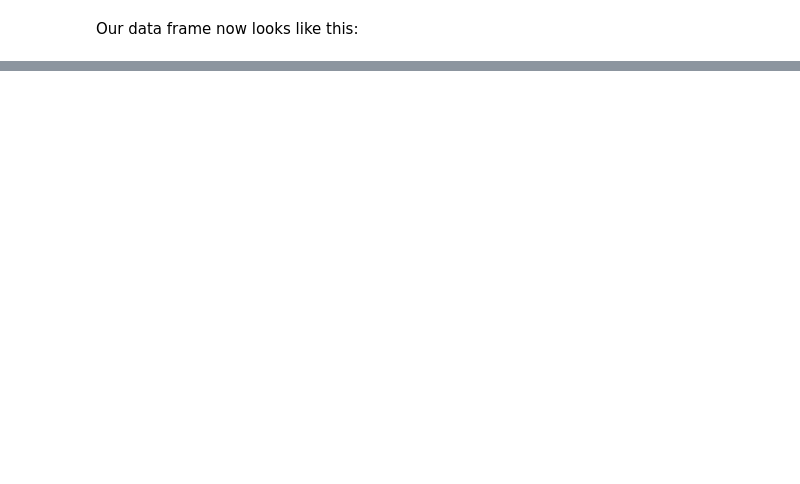
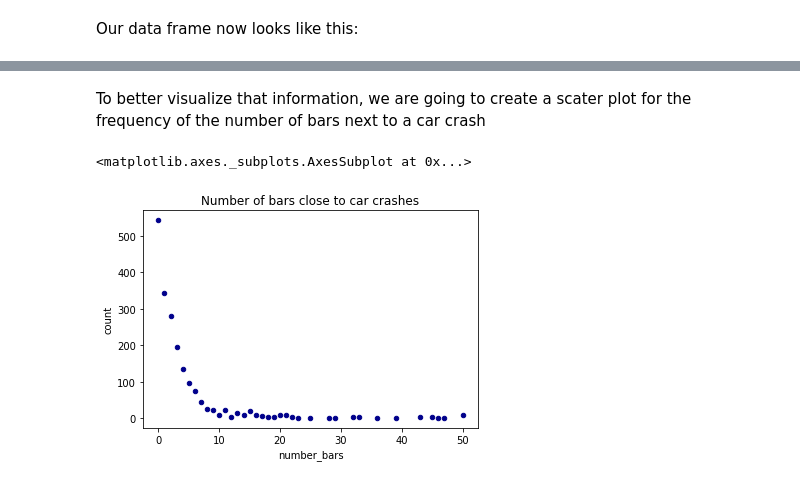
Before and after one commit to drummondpitt/cousera-capstone-project, a Jupyter notebook: Car crashes and Bars in Allegheny County-PA.ipynb, the cells around one changed output, grey strips where cells are left out. Cells and saved outputs as stored; diff of their text form; code cells hidden in the pictures; blank space fills up the shorter version.

```diff
--- a/Car crashes and Bars in Allegheny County-PA.ipynb
+++ b/Car crashes and Bars in Allegheny County-PA.ipynb
@@ -184,0 +209,11 @@ car_crashes_c[0:50]
+# %%
+map_accidents = folium.Map(location=[40.44206575,-79.9451083041771], zoom_start=12)
+
+for lat, lon in zip(car_crashes_sm['DEC_LAT'], car_crashes_sm['DEC_LONG']):
+    folium.Marker(
+        [lat, lon]
+    ).add_to(map_accidents)
+
+
+
+display(map_accidents)
@@ -184,0 +268,7 @@ car_crashes_c[0:50]
+# %%
+car_crashes_sm['count']=''
+car_crashes_sm['pubs']=''
+for index, row in car_crashes_sm.iterrows():
+    car_crashes_sm['pubs'][index]=getNearbyBars(row['DEC_LAT'],row['DEC_LONG'])
+    car_crashes_sm['count'][index]=len(car_crashes_sm['pubs'][index])
+car_crashes_sm.head()
@@ -184,0 +366,6 @@ car_crashes_c[0:50]
+# %%
+counts=pd.DataFrame(car_crashes_sm['count'].value_counts())
+counts.sort_index(inplace=True)
+counts.index.name = 'number_bars'
+counts.reset_index(inplace=True)
+counts[:10]
@@ -184,0 +384,7 @@ car_crashes_c[0:50]
+# %% [markdown]
+To better visualize that information, we are going to create a scater plot for the frequency of the number of bars next to a car crash
+# %%
+counts.plot.scatter(x='number_bars', y='count', c='DarkBlue', title='Number of bars close to car crashes')
+# %% [output]
+<matplotlib.axes._subplots.AxesSubplot at 0x...>
+[figure, added]
```
Also changed, not shown: parts of 73 cells of this notebook.
